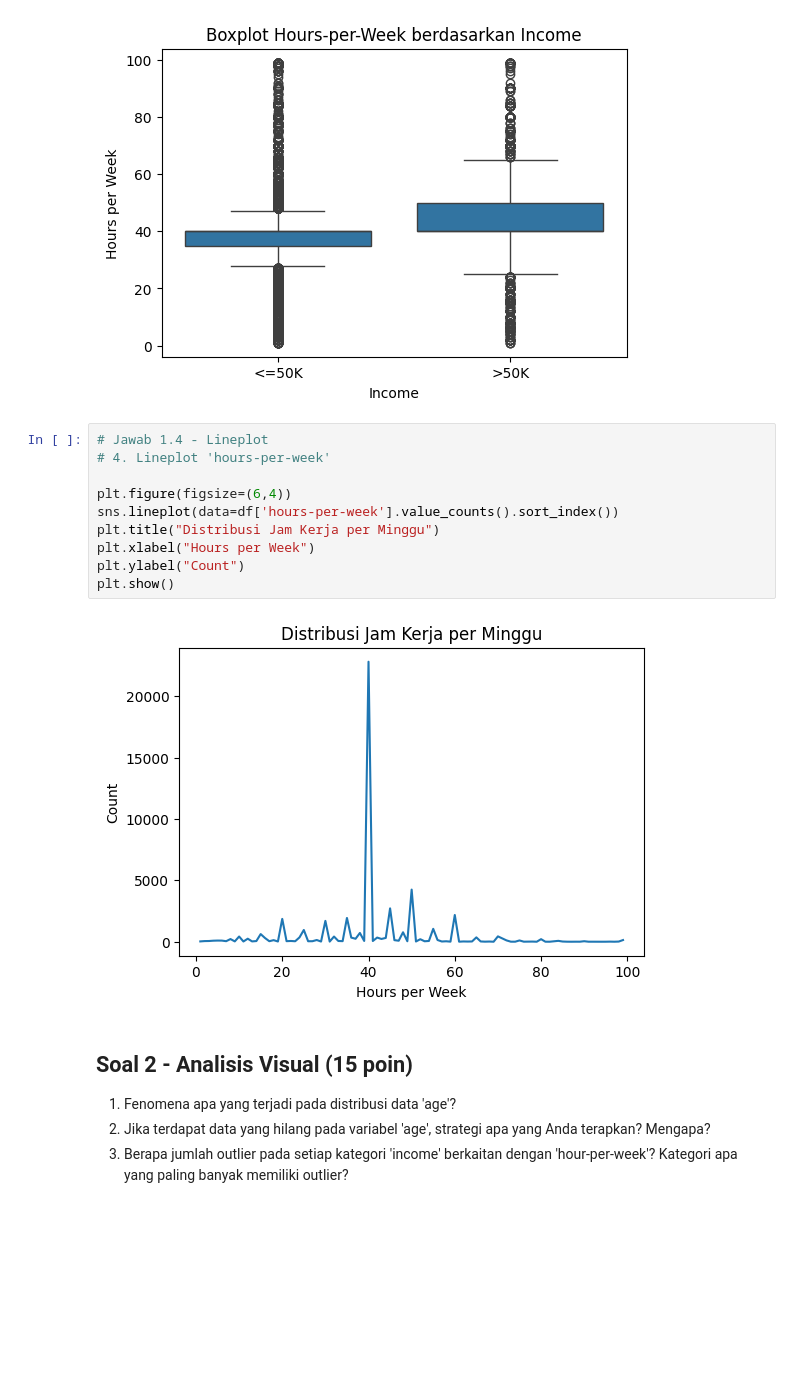
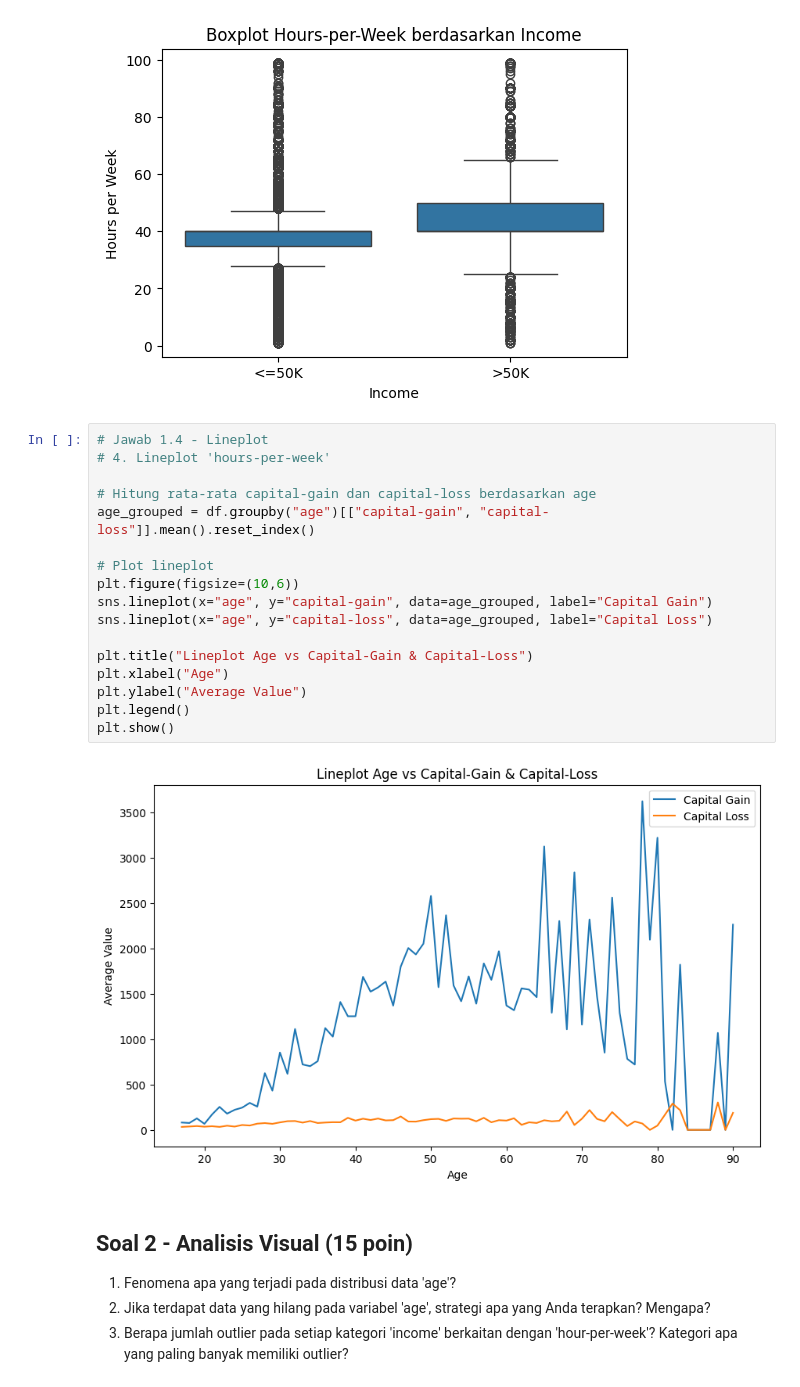
Before and after one commit to azzazhr/Machine_Learning, a Jupyter notebook: Azzahra_Attaqina_JS04_KUIS1_ML.ipynb, the cells around one changed output. Cells and saved outputs as stored; diff of their text form; blank space fills up the shorter version.

```diff
--- a/Azzahra_Attaqina_JS04_KUIS1_ML.ipynb
+++ b/Azzahra_Attaqina_JS04_KUIS1_ML.ipynb
@@ -285,18 +287,25 @@ plt.ylabel("Hours per Week")
 plt.show()
 # %% [output]
 [figure]
-# %%
-# Jawab 1.4 - Lineplot
-# 4. Lineplot 'hours-per-week'
-
-plt.figure(figsize=(6,4))
-sns.lineplot(data=df['hours-per-week'].value_counts().sort_index())
-plt.title("Distribusi Jam Kerja per Minggu")
-plt.xlabel("Hours per Week")
-plt.ylabel("Count")
-plt.show()
-# %% [output]
-[figure, removed]
+# %%
+# Jawab 1.4 - Lineplot
+# 4. Lineplot 'hours-per-week'
+
+# Hitung rata-rata capital-gain dan capital-loss berdasarkan age
+age_grouped = df.groupby("age")[["capital-gain", "capital-loss"]].mean().reset_index()
+
+# Plot lineplot
+plt.figure(figsize=(10,6))
+sns.lineplot(x="age", y="capital-gain", data=age_grouped, label="Capital Gain")
+sns.lineplot(x="age", y="capital-loss", data=age_grouped, label="Capital Loss")
+
+plt.title("Lineplot Age vs Capital-Gain & Capital-Loss")
+plt.xlabel("Age")
+plt.ylabel("Average Value")
+plt.legend()
+plt.show()
+# %% [output]
+[figure, added]
 # %% [markdown]
 ## Soal 2 - Analisis Visual (15 poin)
 1. Fenomena apa yang terjadi pada distribusi data 'age'?
```
Also changed, not shown: parts of 14 cells of this notebook.
